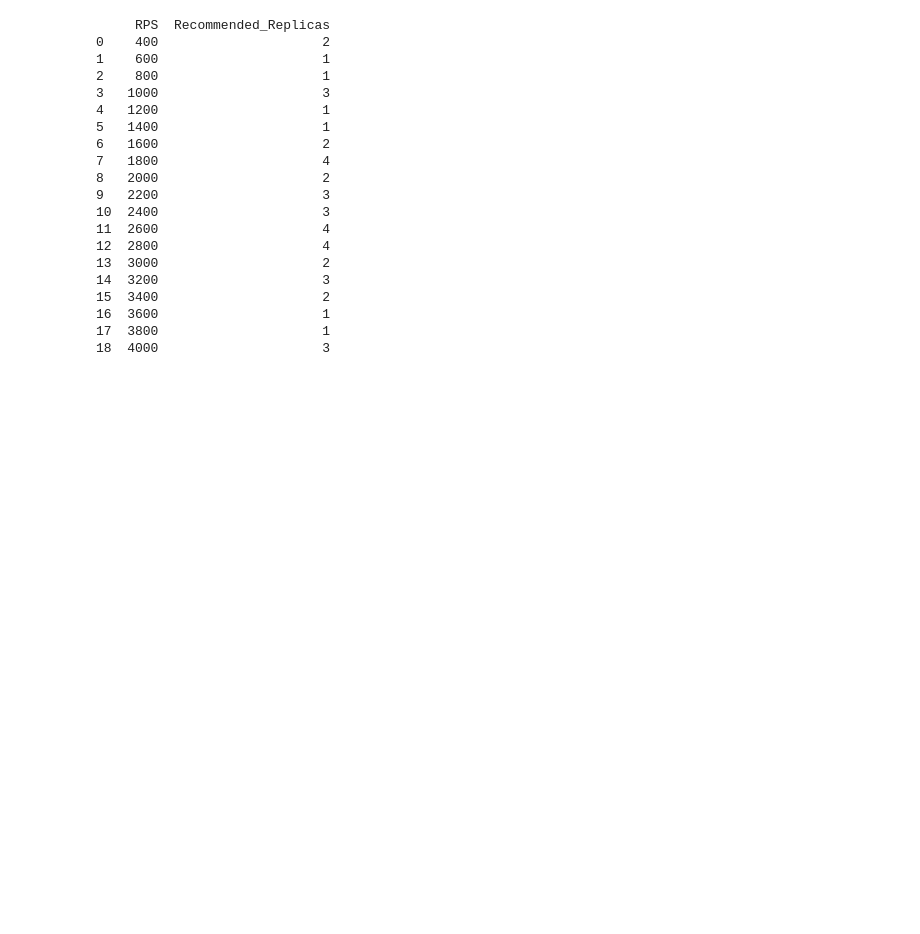
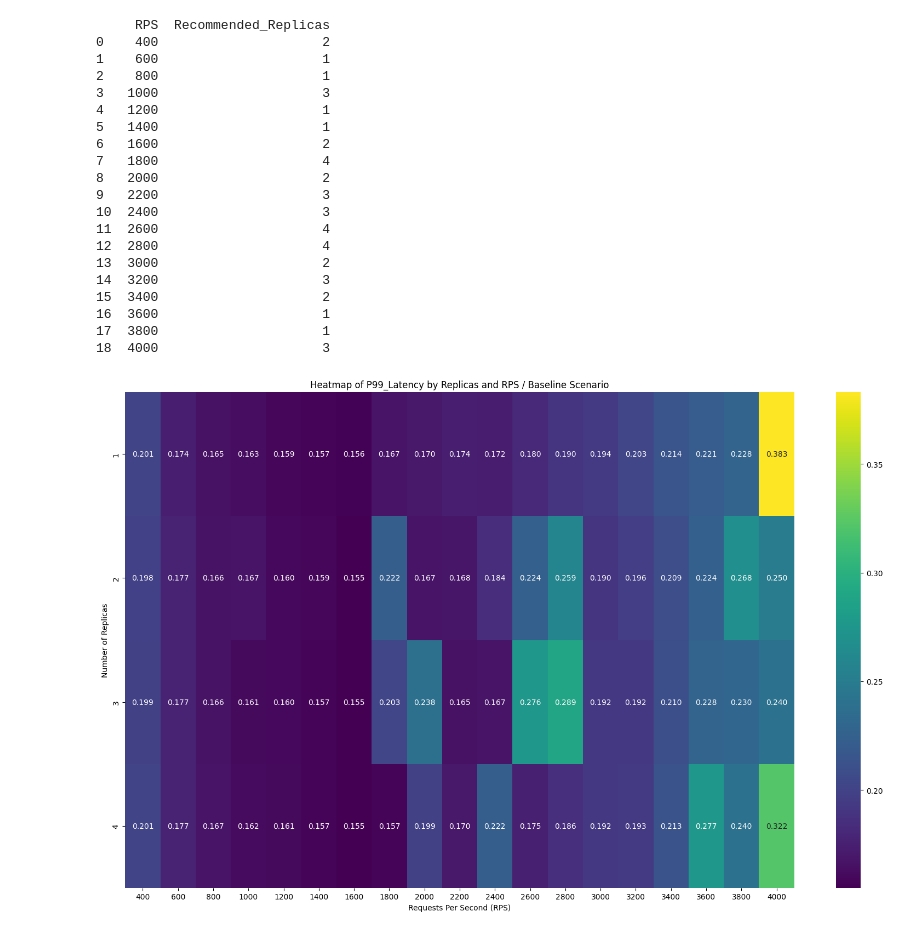
Before and after one commit to georgakopoulosgeo/Interference_Thesis_NTUA, a Jupyter notebook: profiling/replicas_vs_rps.ipynb, the cells around one changed output. Drawn from its saved outputs; the diff is of its cells as text; code cells hidden in the pictures; blank space fills up the shorter version.

```diff
--- a/profiling/replicas_vs_rps.ipynb
+++ b/profiling/replicas_vs_rps.ipynb
@@ -50,7 +50,7 @@ def plot_baseline_heatmap(df_baselines, metric="P99_Latency"):
     heatmap_data = df.pivot_table(index="Replicas", columns="RPS", values=metric)
 
     # Plot heatmap
-    plt.figure(figsize=(10, 6))
+    plt.figure(figsize=(16, 10))
     sns.heatmap(heatmap_data, annot=True, fmt=".3f", cmap="viridis")
     plt.title(f"Heatmap of {metric} by Replicas and RPS / Baseline Scenario")
     plt.xlabel("Requests Per Second (RPS)")
@@ -144,3 +144,7 @@ print(lookup_table)
 lookup_table.to_csv("replica_lookup.csv", index=False)
 # %%
 lookup_table.to_json("replica_lookup.json", orient="records", indent=2)
+# %%
+plot_baseline_heatmap(df_lookup_table, metric="P99_Latency")
+# %% [output]
+[figure, added]
```
Also changed, not shown: 7 other files.
